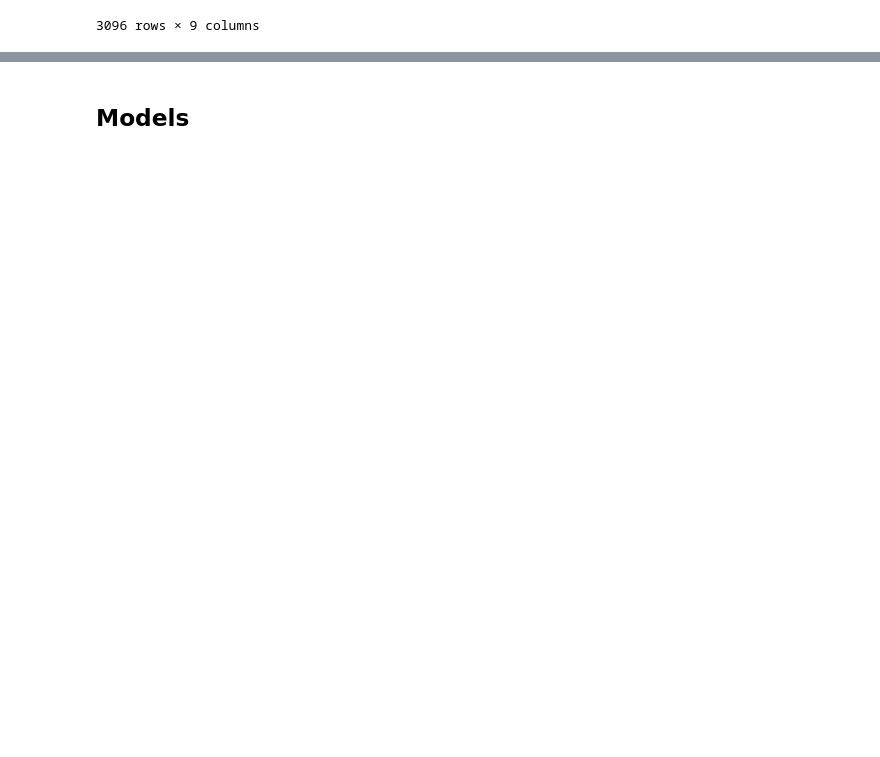
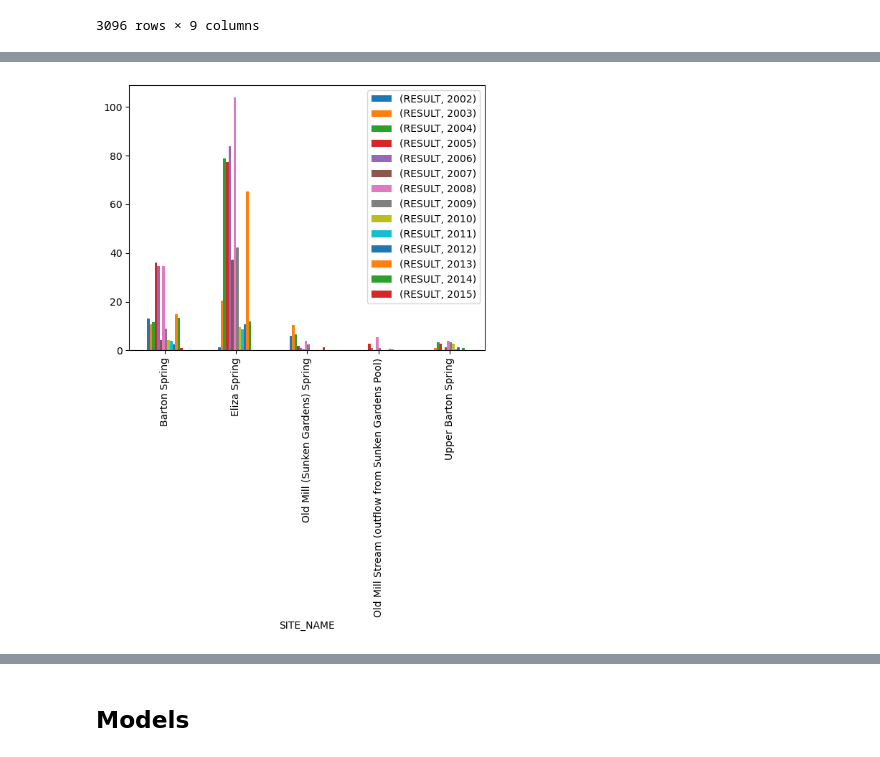
Before and after one commit to benjamin010095/BartonSpringsSalamanders, a Jupyter notebook: Barton Springs Salamanders.ipynb, the cells around one changed output, grey strips where cells are left out. Drawn from its saved outputs; the diff is of its cells as text; code cells hidden in the pictures; blank space fills up the shorter version.

```diff
--- a/Barton Springs Salamanders.ipynb
+++ b/Barton Springs Salamanders.ipynb
@@ -212,0 +193,95 @@ NameError: name 'colors' is not defined
+# %%
+print(colors)
+
+
+
+date_format = pd.DatetimeIndex(df["SAMPLE_DATE"])
+
+df["YEAR"] = date_format.year
+
+
+
+df = df.sort_values(by = "YEAR")
+
+
+
+grouped_sites = df.groupby(["SITE_NAME", "YEAR"])
+
+grouped_means = grouped_sites.mean()
+
+grouped_sites.fillna(method="ffill", inplace=True)
+
+grouped_means_sal_counts = grouped_sites[["RESULT"]].mean().unstack('YEAR')
+
+grouped_means_sal_counts.plot(kind="bar").legend(bbox_to_anchor=(1.0, 1.0))
+
+
+
+grouped_means_sal_counts = grouped_sites[["DISSOLVED_OXYGEN"]].mean().unstack('YEAR')
+
+grouped_means_sal_counts.plot(kind="bar").legend(bbox_to_anchor=(1.0, 1.0))
+
+
+
+
+
+display(grouped_means_sal_counts)
+
+display(grouped_means)
+
+
+
+# plt.figure(figsize=(10, 10))
+
+# plt.scatter(df["YEAR"], df["RESULT"], c=df["SITE_NAME"].map(lambda x: colors[x]))
+
+# plt.show()
+
+
+
+grouped_res = df.groupby(["SITE_NAME"])
+
+grouped_res.fillna(method="ffill", inplace=True)
+
+grouped_res_means = grouped_res[["DISSOLVED_OXYGEN", "SIZE", "RESULT"]].mean()
+
+grouped_res_means.plot()
+
+display(grouped_res)
+
+display(grouped_res_means)
+
+
+
+#group by surface type
+
+grouped_res = df.groupby(["SURFACE"])
+
+grouped_res.fillna(method="ffill", inplace=True)
+
+grouped_res_means_size = grouped_res[["DISSOLVED_OXYGEN", "SIZE", "RESULT"]].mean()
+
+#grouped_res_means_size.plot.bar(x=)
+
+display(grouped_res_means_size)
+
+
+
+
+
+fig, ax = plt.subplots()
+
+ax.margins(0.05)
+
+for name, group in grouped_res:
+
+    group =group.sort_values(by= 'SIZE')
+
+    ax.plot(group.RESULT, group.DISSOLVED_OXYGEN, marker='o', linestyle='', ms=12, label=name)
+
+    group.plot.bar(x='SIZE', y='DISSOLVED_OXYGEN', label=name)
+
+ax.legend(bbox_to_anchor=(1.0, 1.0))
+
+plt.show()
+# %% [output]
@@ -212,0 +337 @@ NameError: name 'colors' is not defined
+[figure, added]
```
Also changed, not shown: parts of 16 cells of this notebook.
